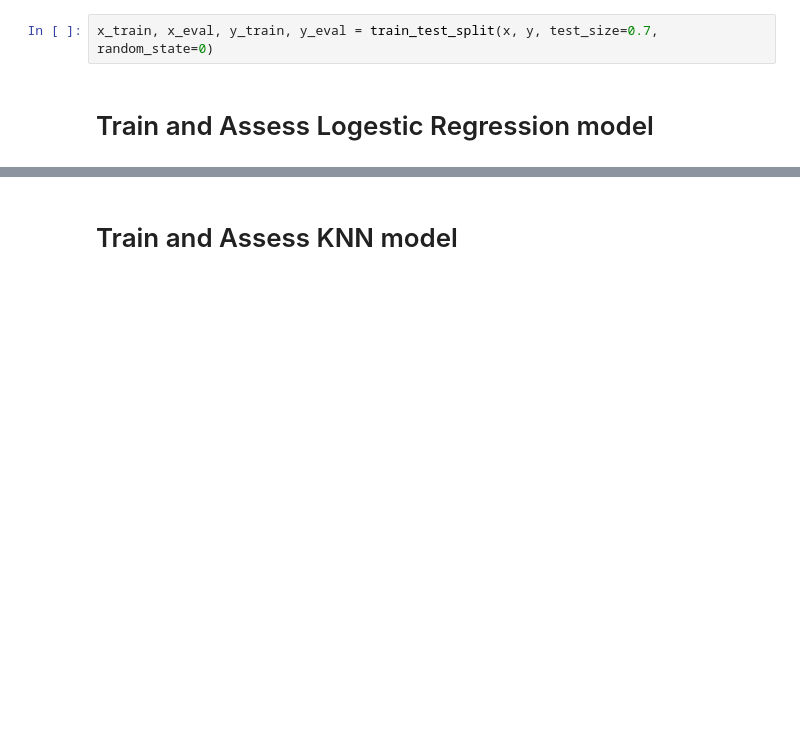
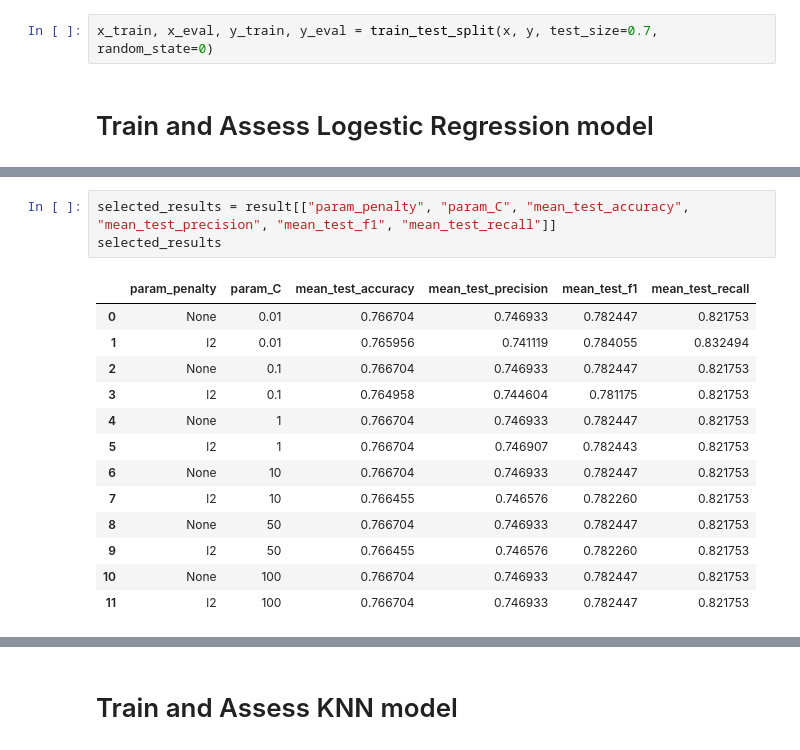
Before and after one commit to Omar-Atef-Bakr/introduction_to_machine_learning, a Jupyter notebook: assigment_one/Solution.ipynb, the cells around one changed output, grey strips where cells are left out. Drawn from its saved outputs; the diff is of its cells as text; blank space fills up the shorter version.

```diff
--- a/assigment_one/Solution.ipynb
+++ b/assigment_one/Solution.ipynb
@@ -119,0 +141,17 @@ weighted avg       0.77      0.77      0.77      9364
+# %%
+selected_results = result[["param_penalty", "param_C", "mean_test_accuracy", "mean_test_precision", "mean_test_f1", "mean_test_recall"]]
+selected_results
+# %% [output]
+|  | param_penalty | param_C | mean_test_accuracy | mean_test_precision | mean_test_f1 | mean_test_recall |
+| 0 | None | 0.01 | 0.766704 | 0.746933 | 0.782447 | 0.821753 |
+| 1 | l2 | 0.01 | 0.765956 | 0.741119 | 0.784055 | 0.832494 |
+| 2 | None | 0.1 | 0.766704 | 0.746933 | 0.782447 | 0.821753 |
+| 3 | l2 | 0.1 | 0.764958 | 0.744604 | 0.781175 | 0.821753 |
+| 4 | None | 1 | 0.766704 | 0.746933 | 0.782447 | 0.821753 |
+| 5 | l2 | 1 | 0.766704 | 0.746907 | 0.782443 | 0.821753 |
+| 6 | None | 10 | 0.766704 | 0.746933 | 0.782447 | 0.821753 |
+| 7 | l2 | 10 | 0.766455 | 0.746576 | 0.782260 | 0.821753 |
+| 8 | None | 50 | 0.766704 | 0.746933 | 0.782447 | 0.821753 |
+| 9 | l2 | 50 | 0.766455 | 0.746576 | 0.782260 | 0.821753 |
+| 10 | None | 100 | 0.766704 | 0.746933 | 0.782447 | 0.821753 |
+| 11 | l2 | 100 | 0.766704 | 0.746933 | 0.782447 | 0.821753 |
```
Also changed, not shown: parts of 17 cells of this notebook.
